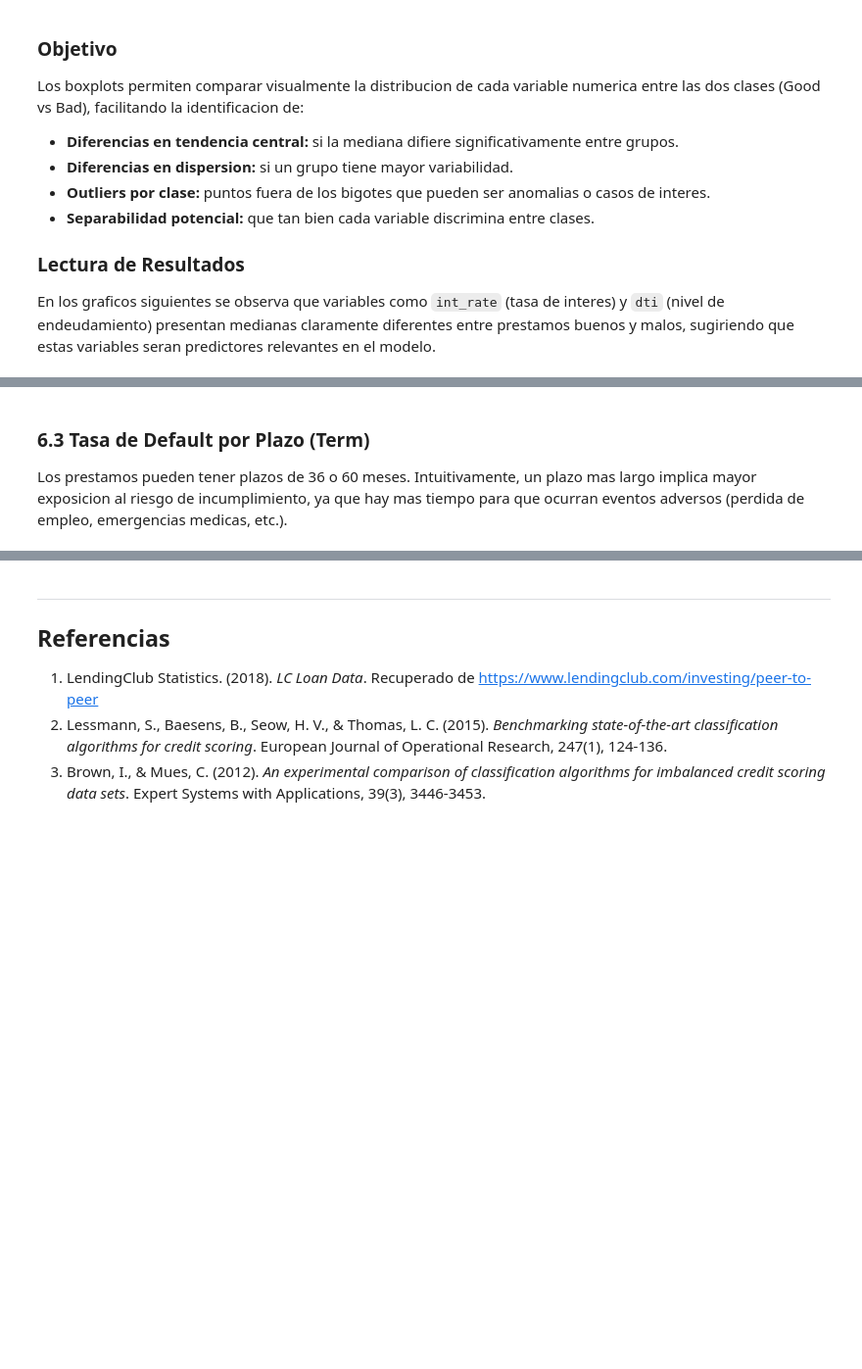
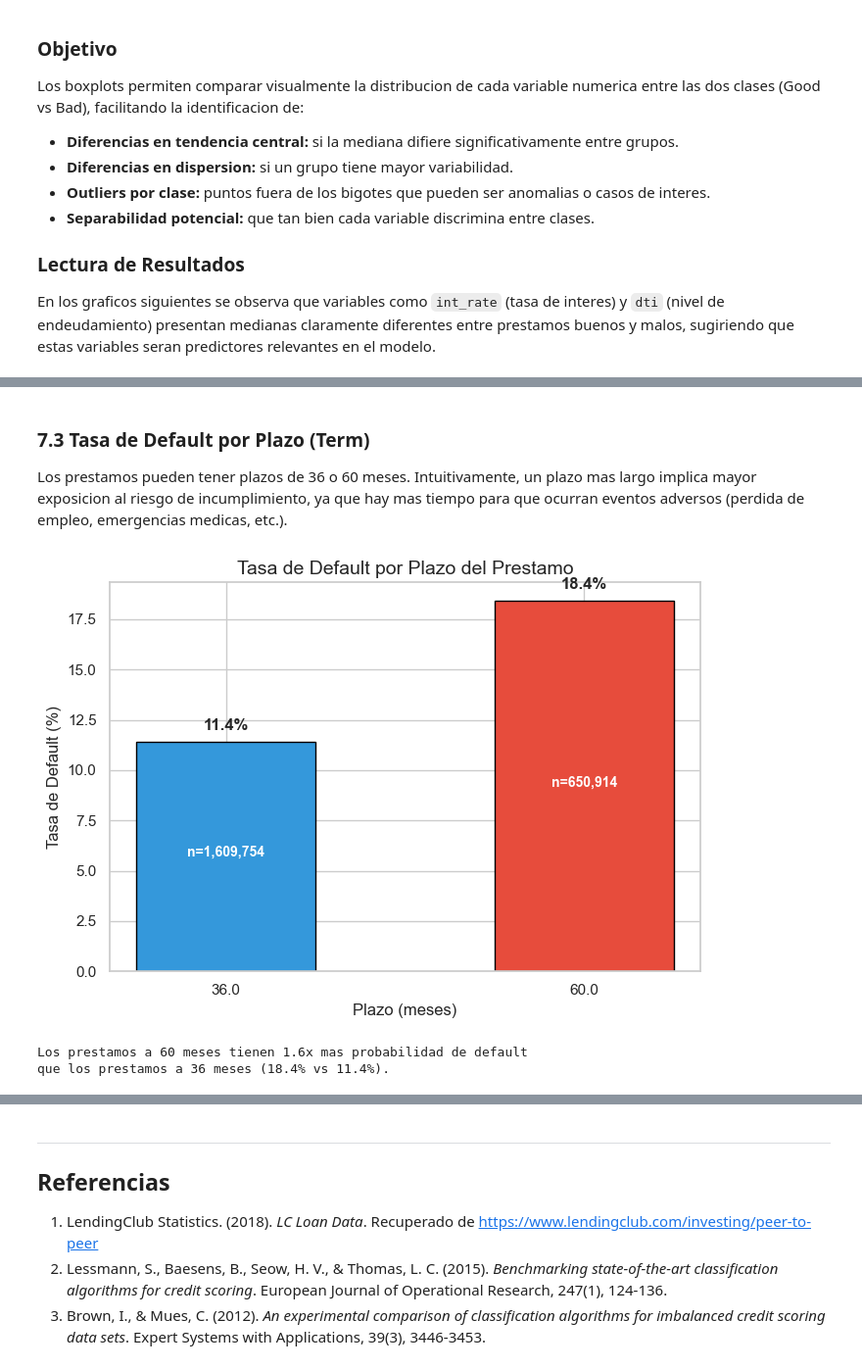
Before and after one commit to ByAncort/lendingclub-loan-analysis, a Jupyter notebook: notebooks/01_eda.ipynb, the cells around one changed output, grey strips where cells are left out. Shown at 98% size. Saved outputs shown, nothing was run; the diff lists cells and outputs as text; code cells hidden in the pictures; blank space fills up the shorter version.

```diff
--- a/notebooks/01_eda.ipynb
+++ b/notebooks/01_eda.ipynb
@@ -403,26 +791,31 @@ print("confirmando que el rating es un factor predictivo fundamental.")
 # %% [markdown]
-### 6.3 Tasa de Default por Plazo (Term)
+### 7.3 Tasa de Default por Plazo (Term)
 
 Los prestamos pueden tener plazos de 36 o 60 meses. Intuitivamente, un plazo
 mas largo implica mayor exposicion al riesgo de incumplimiento, ya que hay
 mas tiempo para que ocurran eventos adversos (perdida de empleo, emergencias
 medicas, etc.).
 # %%
-term_bad = df_acc.groupby("term")["bad_loan"].agg(["count", "mean"])
+term_bad = df_acc.groupby("term", observed=True)["bad_loan"].agg(["count", "mean"])
 term_bad["mean"] *= 100
 fig, ax = plt.subplots(figsize=(7, 5))
-bars = ax.bar(term_bad.index, term_bad["mean"],
+bars = ax.bar(term_bad.index.astype(str), term_bad["mean"],
               color=["#3498db", "#e74c3c"], width=0.5, edgecolor="black")
 ax.set_ylabel("Tasa de Default (%)", fontsize=12)
 ax.set_xlabel("Plazo (meses)", fontsize=12)
 ax.set_title("Tasa de Default por Plazo del Prestamo", fontsize=14)
 for bar, val, count in zip(bars, term_bad["mean"], term_bad["count"]):
     ax.text(bar.get_x() + bar.get_width()/2, bar.get_height() + 0.6,
             f"{val:.1f}%", ha="center", fontsize=12, fontweight="bold")
     ax.text(bar.get_x() + bar.get_width()/2, bar.get_height()/2,
             f"n={count:,}", ha="center", fontsize=10, color="white", fontweight="bold")
 plt.tight_layout(); plt.show()
-ratio = term_bad.loc[" 60 months", "mean"] / term_bad.loc[" 36 months", "mean"]
+term_vals = sorted(term_bad.index)
+ratio = term_bad.loc[term_vals[1], "mean"] / term_bad.loc[term_vals[0], "mean"]
 print(f"\nLos prestamos a 60 meses tienen {ratio:.1f}x mas probabilidad de default")
-print(f"que los prestamos a 36 meses ({term_bad.loc[' 60 months', 'mean']:.1f}% vs {term_bad.loc[' 36 months', 'mean']:.1f}%).")
+print(f"que los prestamos a 36 meses ({term_bad.loc[term_vals[1], 'mean']:.1f}% vs {term_bad.loc[term_vals[0], 'mean']:.1f}%).")
+# %% [output]
+[figure, added]
+Los prestamos a 60 meses tienen 1.6x mas probabilidad de default
+que los prestamos a 36 meses (18.4% vs 11.4%).
 # %% [markdown]
```
Also changed, not shown: parts of 44 cells of this notebook, 4 other files.
